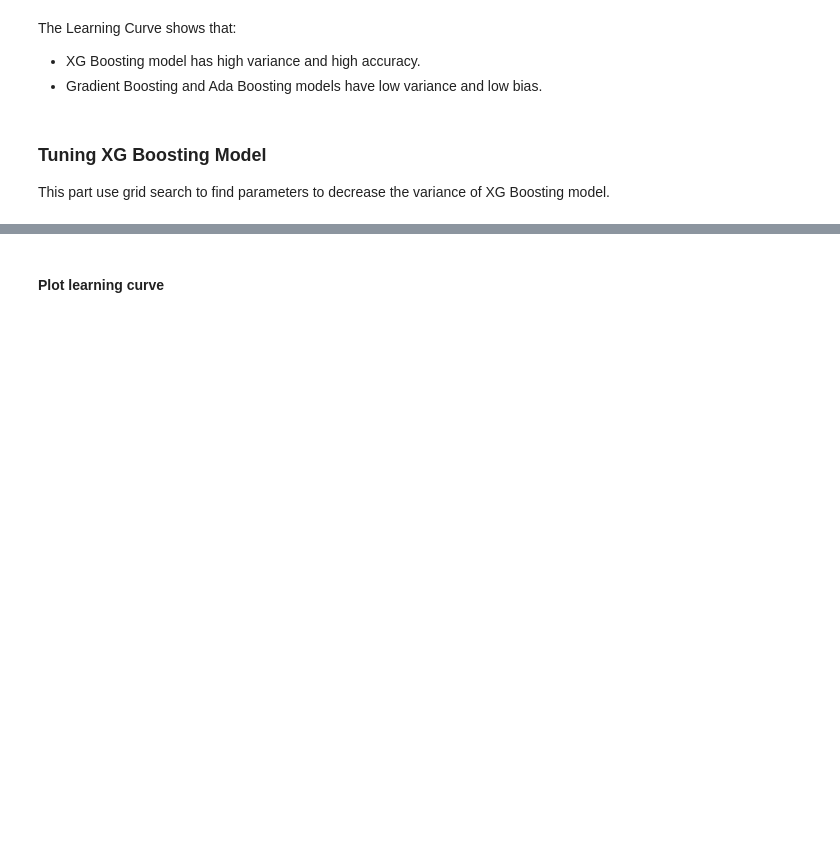
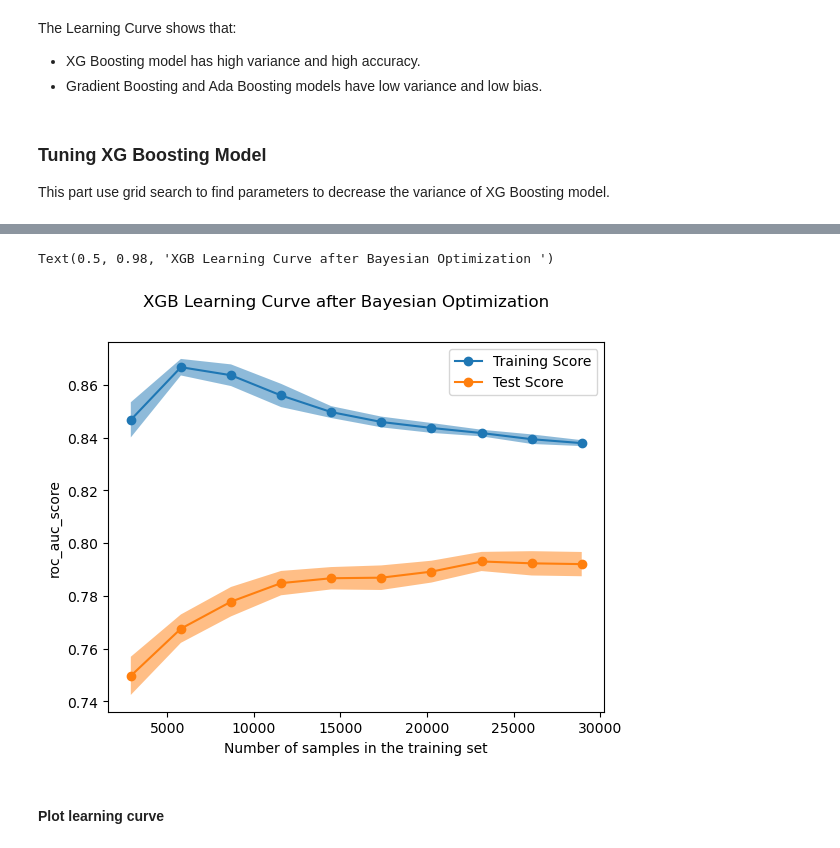
Before and after one commit to yaminww/income_classification, a Jupyter notebook: income_classification.ipynb, the cells around one changed output, grey strips where cells are left out. Cells and saved outputs as stored; diff of their text form; code cells hidden in the pictures; blank space fills up the shorter version.

```diff
--- a/income_classification.ipynb
+++ b/income_classification.ipynb
@@ -642,9 +676,9 @@ from sklearn.model_selection import GridSearchCV
 
 # first grid search for xgb
 para_grid_xgb_1 = [
-    {'max_depth': np.arange(2, 6), 'min_child_weight': np.arange(1, 5), 'gamma': np.linspace(0.1, 1, 4)}]
+    {'max_depth': np.arange(1, 10), 'min_child_weight': np.arange(1, 8), 'gamma': np.linspace(0.1, 1, 4), 'learnig_rate': [0.1, 0.01, 0.001]}]
 
-grid_se_xgb_1 = GridSearchCV(clf_xgb, param_grid=para_grid_xgb_1, scoring=make_scorer(roc_auc_score), n_jobs=8, cv=StratifiedShuffleSplit(test_size=0.2), verbose=2)
+grid_se_xgb_1 = GridSearchCV(clf_xgb, param_grid=para_grid_xgb_1, scoring=make_scorer(roc_auc_score), cv=StratifiedShuffleSplit(test_size=0.2), verbose=2, n_jobs=-1)
 
-grid_se_xgb_1.fit(train_X, train_y)
+grid_se_xgb_1.fit(train_X_pip, train_y_pip)
 # %% [output]
@@ -751,0 +773,7 @@ best score: 0.799135746908024
+# %%
+# view reuslts
+print('Best trial:', study.best_params)
+print('Best value:', study.best_value)
+
+# save optimal parameter
+xgb_para_opt = study.best_params
@@ -751,0 +783,4 @@ best score: 0.799135746908024
+# %%
+# re-fit
+xgb_best = XGBClassifier(**xgb_para_opt)
+xgb_best.fit(train_X_pip, train_y_pip)
@@ -751,0 +801,25 @@ best score: 0.799135746908024
+# %%
+# plot learning curve
+from sklearn.model_selection import LearningCurveDisplay
+
+common_para = {
+    'X': train_X_pip,
+    'y': np.ravel(train_y_pip),
+    'train_sizes': np.linspace(0.1, 1, 10),
+    'n_jobs': 8,
+    'line_kw': {'marker': 'o'},
+    'score_name': 'roc_auc_score',
+    'scoring': make_scorer(roc_auc_score),
+    'cv': StratifiedShuffleSplit(test_size=0.2),
+    'score_type': 'both'
+}
+
+# plot learning curve
+fig, ax = plt.subplots()
+LearningCurveDisplay.from_estimator(xgb_best, **common_para, ax=ax)
+handles, labels = ax.get_legend_handles_labels()
+ax.legend(handles[0:2], ['Training Score', 'Test Score'])
+fig.suptitle(f'XGB Learning Curve after Bayesian Optimization ')
+# %% [output]
+Text(0.5, 0.98, 'XGB Learning Curve after Bayesian Optimization ')
+[figure, added]
```
Also changed, not shown: parts of 65 cells of this notebook, 2 other files.
